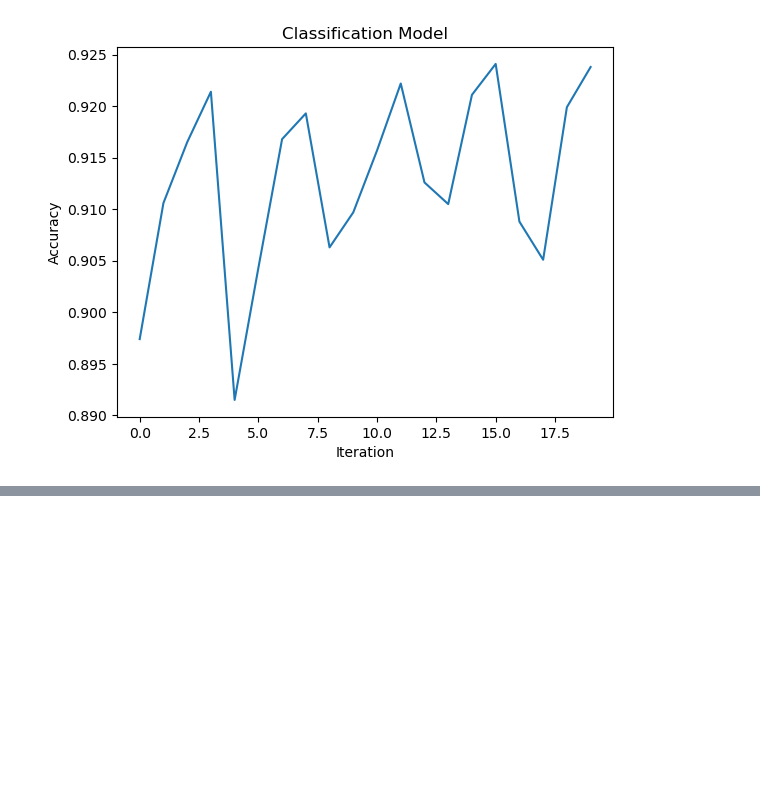
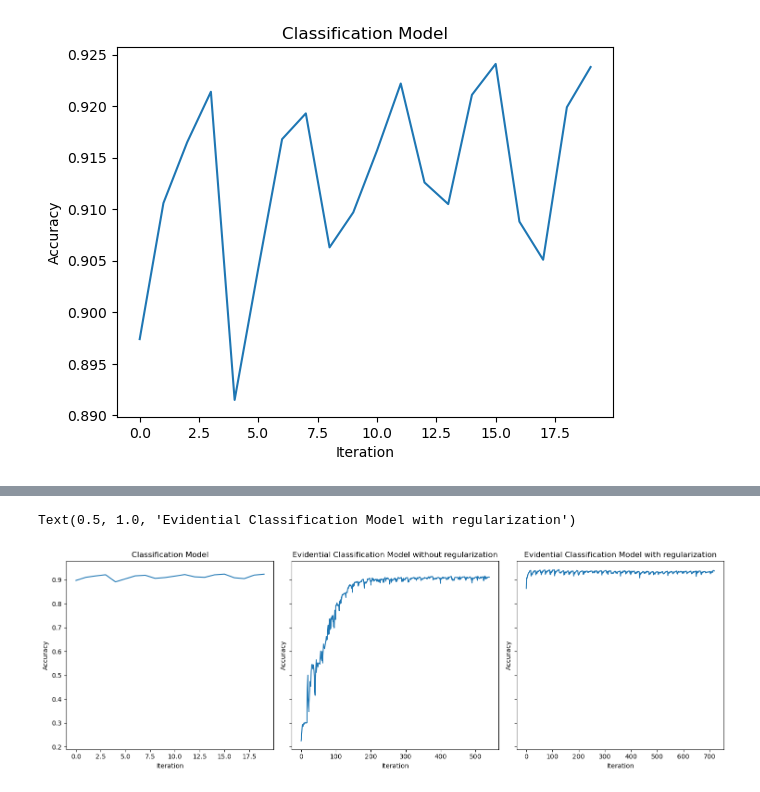
Before and after one commit to AshishSinha5/paper_implementations, a Jupyter notebook: evidential-deep-learning-pytorch/edl_model_comp.ipynb, the cells around one changed output, grey strips where cells are left out. Saved outputs shown, nothing was run; the diff lists cells and outputs as text; code cells hidden in the pictures; blank space fills up the shorter version.

```diff
--- a/evidential-deep-learning-pytorch/edl_model_comp.ipynb
+++ b/evidential-deep-learning-pytorch/edl_model_comp.ipynb
@@ -158,0 +168,17 @@ Text(0.5, 0, 'Iteration')
+# %%
+fig, ax = plt.subplots(1, 3, figsize=(15, 5), tight_layout=True, sharey=True)
+ax[0].plot(range(len(clf_model_metrics)), clf_model_metrics['accuracy'].values)
+ax[0].set_ylabel('Accuracy')
+ax[0].set_xlabel('Iteration')
+ax[0].set_title('Classification Model')
+ax[1].plot(range(len(edl_clf_model_metrics)), edl_clf_model_metrics['accuracy'].values)
+ax[1].set_ylabel('Accuracy')
+ax[1].set_xlabel('Iteration')
+ax[1].set_title('Evidential Classification Model without regularization')
+ax[2].plot(range(len(edl_clf_model_metrics_reg)), edl_clf_model_metrics_reg['accuracy'].values)
+ax[2].set_ylabel('Accuracy')
+ax[2].set_xlabel('Iteration')
+ax[2].set_title('Evidential Classification Model with regularization')
+# %% [output]
+Text(0.5, 1.0, 'Evidential Classification Model with regularization')
+[figure, added]
```
Also changed, not shown: parts of 8 cells of this notebook, 3 other files.
